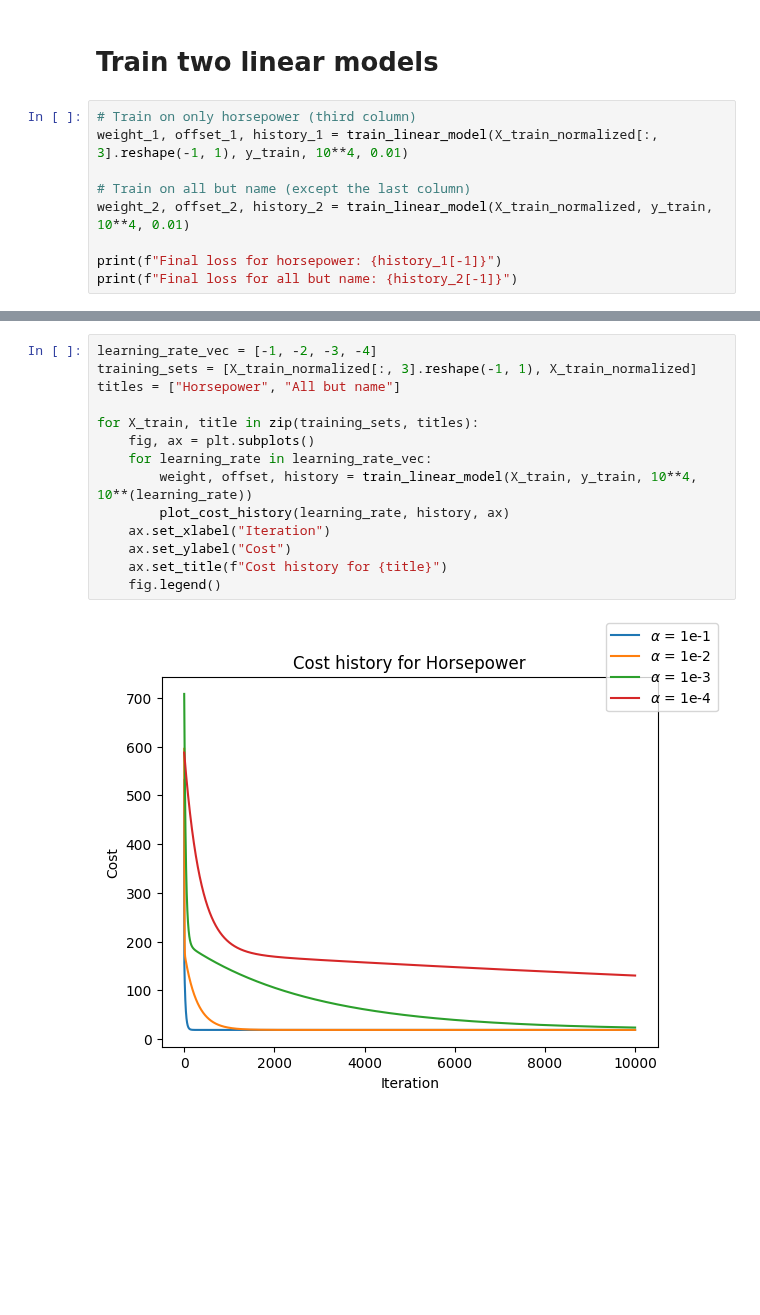
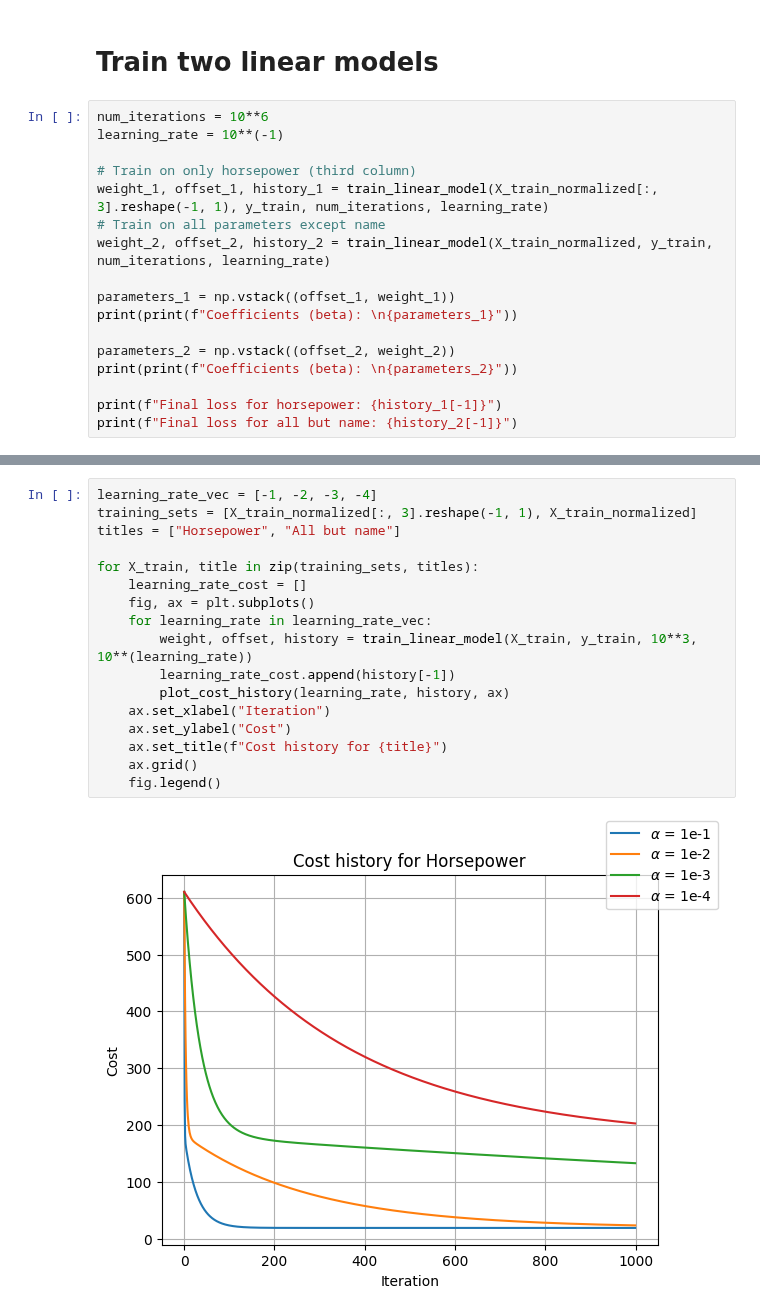
Before and after one commit to vjhwong/DL4IA, a Jupyter notebook: Assignment 1/assignment_1.ipynb, the cells around one changed output, grey strips where cells are left out. Saved outputs shown, nothing was run; the diff lists cells and outputs as text; blank space fills up the shorter version.

```diff
--- a/Assignment 1/assignment_1.ipynb
+++ b/Assignment 1/assignment_1.ipynb
@@ -20,11 +25,19 @@ X_train_normalized = (X_train - np.mean(X_train)) / np.std(X_train)
 # %% [markdown]
 # Train two linear models
 # %%
+num_iterations = 10**6
+learning_rate = 10**(-1)
+
 # Train on only horsepower (third column)
-weight_1, offset_1, history_1 = train_linear_model(X_train_normalized[:, 3].reshape(-1, 1), y_train, 10**4, 0.01)
+weight_1, offset_1, history_1 = train_linear_model(X_train_normalized[:, 3].reshape(-1, 1), y_train, num_iterations, learning_rate)
+# Train on all parameters except name
+weight_2, offset_2, history_2 = train_linear_model(X_train_normalized, y_train, num_iterations, learning_rate)
 
-# Train on all but name (except the last column)
-weight_2, offset_2, history_2 = train_linear_model(X_train_normalized, y_train, 10**4, 0.01)
+parameters_1 = np.vstack((offset_1, weight_1))
+print(print(f"Coefficients (beta): \n{parameters_1}"))
+
+parameters_2 = np.vstack((offset_2, weight_2))
+print(print(f"Coefficients (beta): \n{parameters_2}"))
 
 print(f"Final loss for horsepower: {history_1[-1]}")
 print(f"Final loss for all but name: {history_2[-1]}")
@@ -34,16 +61,19 @@ Final loss for all but name: 18.20553931003051
 # %%
 learning_rate_vec = [-1, -2, -3, -4]
 training_sets = [X_train_normalized[:, 3].reshape(-1, 1), X_train_normalized]
 titles = ["Horsepower", "All but name"]
 
 for X_train, title in zip(training_sets, titles):
+    learning_rate_cost = []
     fig, ax = plt.subplots()
     for learning_rate in learning_rate_vec:
-        weight, offset, history = train_linear_model(X_train, y_train, 10**4, 10**(learning_rate))
+        weight, offset, history = train_linear_model(X_train, y_train, 10**3, 10**(learning_rate))
+        learning_rate_cost.append(history[-1])
         plot_cost_history(learning_rate, history, ax)
     ax.set_xlabel("Iteration")
     ax.set_ylabel("Cost")
     ax.set_title(f"Cost history for {title}")
+    ax.grid()
     fig.legend()
 # %% [output]
-[figure, old version]
+[figure, new version]
```
Also changed, not shown: parts of 6 cells of this notebook, 2 other files.
